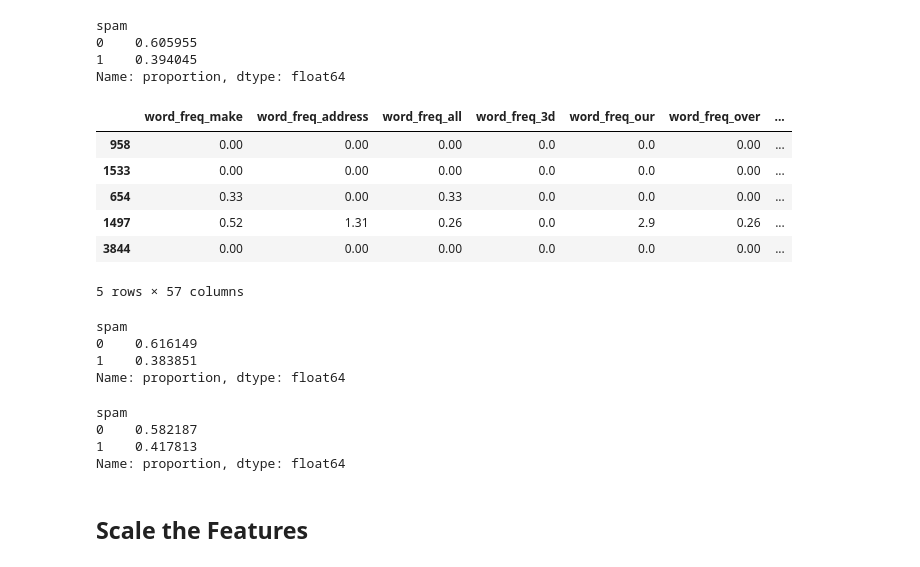
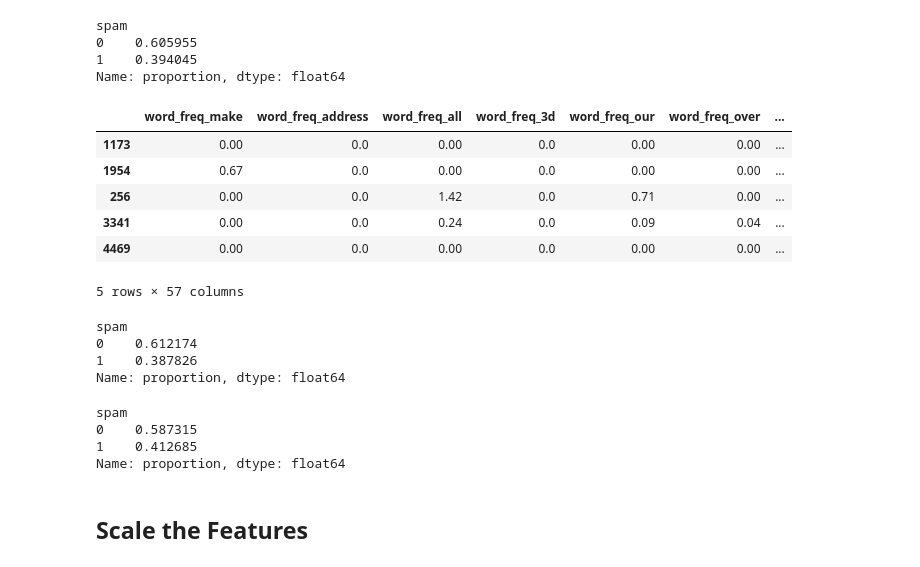
Before and after one commit to col-mustang/classification-challenge, a Jupyter notebook: spam_detector.ipynb, the cells around one changed output. Saved outputs shown, nothing was run; the diff lists cells and outputs as text; code cells hidden in the pictures.

Commit message:
Added updated notebook spam_detector, README, and deleted checkpoints notebookk file.

```diff
--- a/spam_detector.ipynb
+++ b/spam_detector.ipynb
@@ -98,7 +100,7 @@ Name: count, Length: 4210, dtype: int64
 # %%
 # Create the labels set `y` and features DataFrame `X`
 y = data['spam']
-X = data.drop('spam', axis=1)
+X = data.copy().drop('spam', axis=1)
 # %%
 # Print the shape of `X` and `y`
 X.shape, y.shape
@@ -121,29 +123,29 @@ spam
 Name: proportion, dtype: float64
 # %%
 # Split the data into X_train, X_test, y_train, y_test
-X_train, X_test, y_train, y_test = train_test_split(X, y, test_size=0.3, random_state=42)
+X_train, X_test, y_train, y_test = train_test_split(X, y, random_state=42)
 X_train.head()
 # %% [output]
 |  | word_freq_make | word_freq_address | word_freq_all | word_freq_3d | word_freq_our | word_freq_over | ... |
-| 958 | 0.00 | 0.00 | 0.00 | 0.0 | 0.0 | 0.00 | ... |
-| 1533 | 0.00 | 0.00 | 0.00 | 0.0 | 0.0 | 0.00 | ... |
-| 654 | 0.33 | 0.00 | 0.33 | 0.0 | 0.0 | 0.00 | ... |
-| 1497 | 0.52 | 1.31 | 0.26 | 0.0 | 2.9 | 0.26 | ... |
-| 3844 | 0.00 | 0.00 | 0.00 | 0.0 | 0.0 | 0.00 | ... |
+| 1173 | 0.00 | 0.0 | 0.00 | 0.0 | 0.00 | 0.00 | ... |
+| 1954 | 0.67 | 0.0 | 0.00 | 0.0 | 0.00 | 0.00 | ... |
+| 256 | 0.00 | 0.0 | 1.42 | 0.0 | 0.71 | 0.00 | ... |
+| 3341 | 0.00 | 0.0 | 0.24 | 0.0 | 0.09 | 0.04 | ... |
+| 4469 | 0.00 | 0.0 | 0.00 | 0.0 | 0.00 | 0.00 | ... |
 5 rows × 57 columns
 # %%
 y_train.value_counts(normalize=True)
 # %% [output]
 spam
-0    0.616149
-1    0.383851
+0    0.612174
+1    0.387826
 Name: proportion, dtype: float64
 # %%
 y_test.value_counts(normalize=True)
 # %% [output]
 spam
-0    0.582187
-1    0.417813
+0    0.587315
+1    0.412685
 Name: proportion, dtype: float64
 # %% [markdown]
 ## Scale the Features
```
Also changed, not shown: parts of 15 cells of this notebook, 1 other file.
